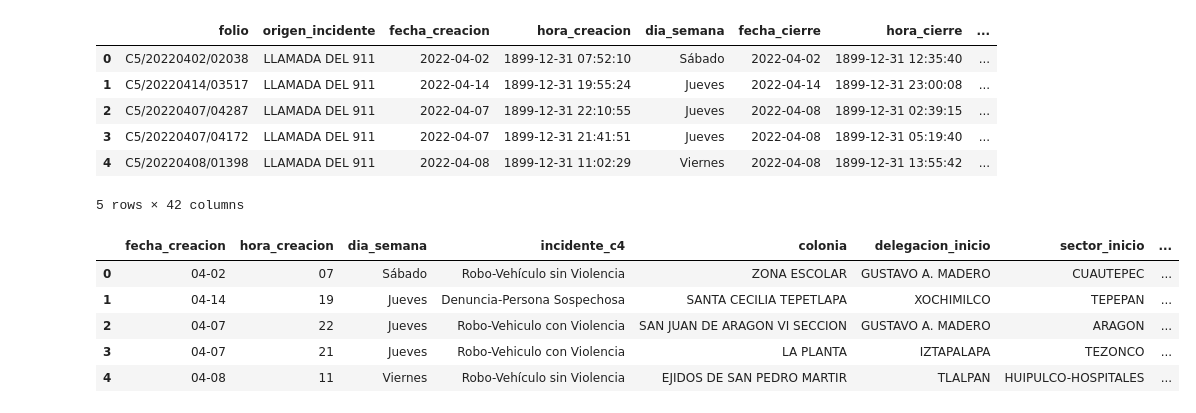
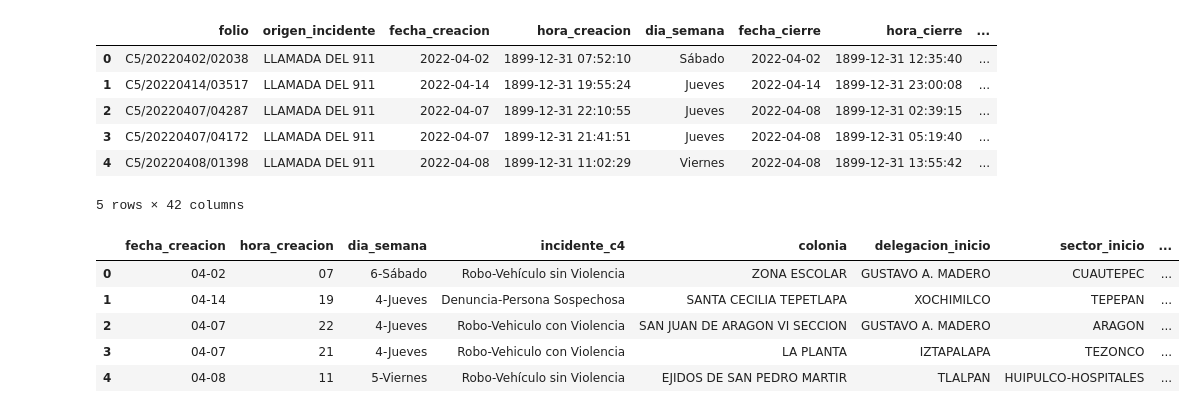
Before and after one commit to M1ndBlast/c5, a Jupyter notebook: tendencias.ipynb, the cells around one changed output. Cells and saved outputs as stored; diff of their text form; code cells hidden in the pictures.

```diff
--- a/tendencias.ipynb
+++ b/tendencias.ipynb
@@ -39,38 +39,40 @@ Index(['folio', 'origen_incidente', 'fecha_creacion', 'hora_creacion',
 ''' Save columns and drop the ones that are not needed
        ['fecha_creacion', 'hora_creacion',
        'dia_semana', 'incidente_c4', 'colonia', 'delegacion_inicio',
        'sector_inicio', 'latitud', 'longitud']
 '''
 
 # Remove YYYY-MM-DD in field hora_creacion
 df['hora_creacion'] = df['hora_creacion'].str[11:13]
 # Remove rows with date 2021-12-31
 df = df[df.fecha_creacion != '2021-12-31']
 df = df[df.fecha_creacion != '2023-01-01']
 # Remove YYYY of field fecha_creacion
 df['fecha_creacion'] = df['fecha_creacion'].str[5:]
 # Save only MM in field fecha_creacion
 #df['fecha_creacion'] = df['fecha_creacion'].str[5:7]
 # Parse int to name of month in spanish
 #df['fecha_creacion'] = df['fecha_creacion'].replace({'01':'01-Enero', '02':'02-Febrero', '03':'03-Marzo', '04':'04-Abril', '05':'05-Mayo', '06':'06-Junio', '07':'07-Julio', '08':'08-Agosto', '09':'09-Septiembre', '10':'10-Octubre', '11':'11-Noviembre', '12':'12-Diciembre'})
+# Map dia_semana from name to int-name
+df['dia_semana'] = df['dia_semana'].replace({'Lunes':'1-Lunes', 'Martes':'2-Martes', 'Miércoles':'3-Miércoles', 'Jueves':'4-Jueves', 'Viernes':'5-Viernes', 'Sábado':'6-Sábado', 'Domingo':'7-Domingo'})
 
 columns = ['fecha_creacion', 'hora_creacion',
         'dia_semana', 'incidente_c4', 'colonia', 'delegacion_inicio',
         'sector_inicio', 'latitud', 'longitud']
 
 df = df[columns]
 
 
 
 # Print the first 5 rows of the data
 df.head()
 # %% [output]
 |  | fecha_creacion | hora_creacion | dia_semana | incidente_c4 | colonia | delegacion_inicio | sector_inicio | ... |
-| 0 | 04-02 | 07 | Sábado | Robo-Vehículo sin Violencia | ZONA ESCOLAR | GUSTAVO A. MADERO | CUAUTEPEC | ... |
-| 1 | 04-14 | 19 | Jueves | Denuncia-Persona Sospechosa | SANTA CECILIA TEPETLAPA | XOCHIMILCO | TEPEPAN | ... |
-| 2 | 04-07 | 22 | Jueves | Robo-Vehiculo con Violencia | SAN JUAN DE ARAGON VI SECCION | GUSTAVO A. MADERO | ARAGON | ... |
-| 3 | 04-07 | 21 | Jueves | Robo-Vehiculo con Violencia | LA PLANTA | IZTAPALAPA | TEZONCO | ... |
-| 4 | 04-08 | 11 | Viernes | Robo-Vehículo sin Violencia | EJIDOS DE SAN PEDRO MARTIR | TLALPAN | HUIPULCO-HOSPITALES | ... |
+| 0 | 04-02 | 07 | 6-Sábado | Robo-Vehículo sin Violencia | ZONA ESCOLAR | GUSTAVO A. MADERO | CUAUTEPEC | ... |
+| 1 | 04-14 | 19 | 4-Jueves | Denuncia-Persona Sospechosa | SANTA CECILIA TEPETLAPA | XOCHIMILCO | TEPEPAN | ... |
+| 2 | 04-07 | 22 | 4-Jueves | Robo-Vehiculo con Violencia | SAN JUAN DE ARAGON VI SECCION | GUSTAVO A. MADERO | ARAGON | ... |
+| 3 | 04-07 | 21 | 4-Jueves | Robo-Vehiculo con Violencia | LA PLANTA | IZTAPALAPA | TEZONCO | ... |
+| 4 | 04-08 | 11 | 5-Viernes | Robo-Vehículo sin Violencia | EJIDOS DE SAN PEDRO MARTIR | TLALPAN | HUIPULCO-HOSPITALES | ... |
 # %%
 # Separar los datos por delitos
 df_delitos = df.groupby('incidente_c4')
```
Also changed, not shown: parts of 9 cells of this notebook.
